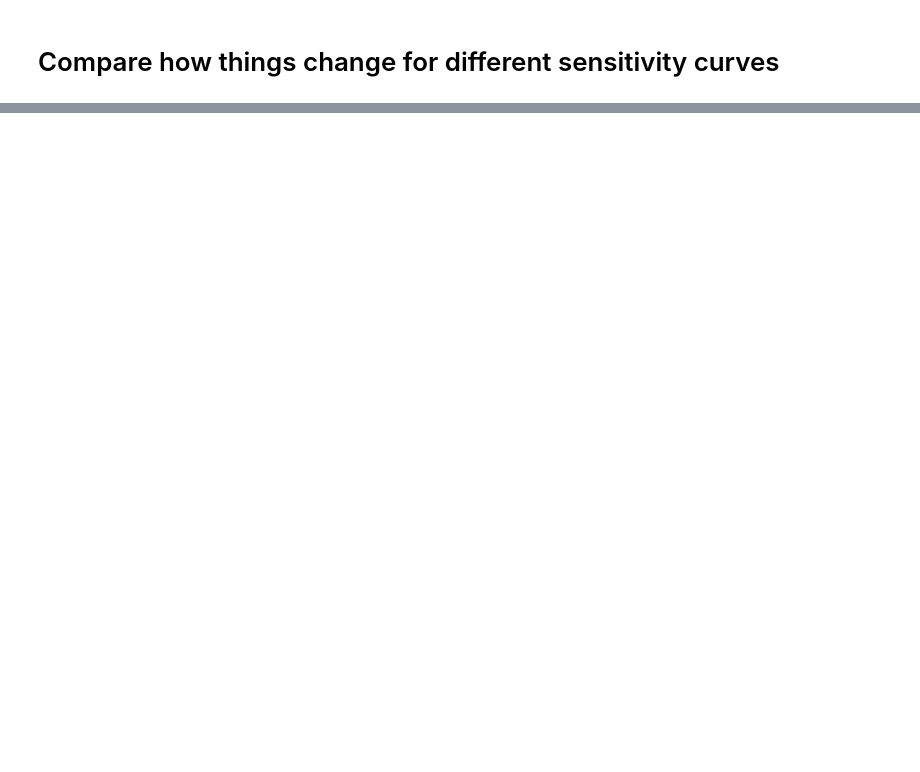
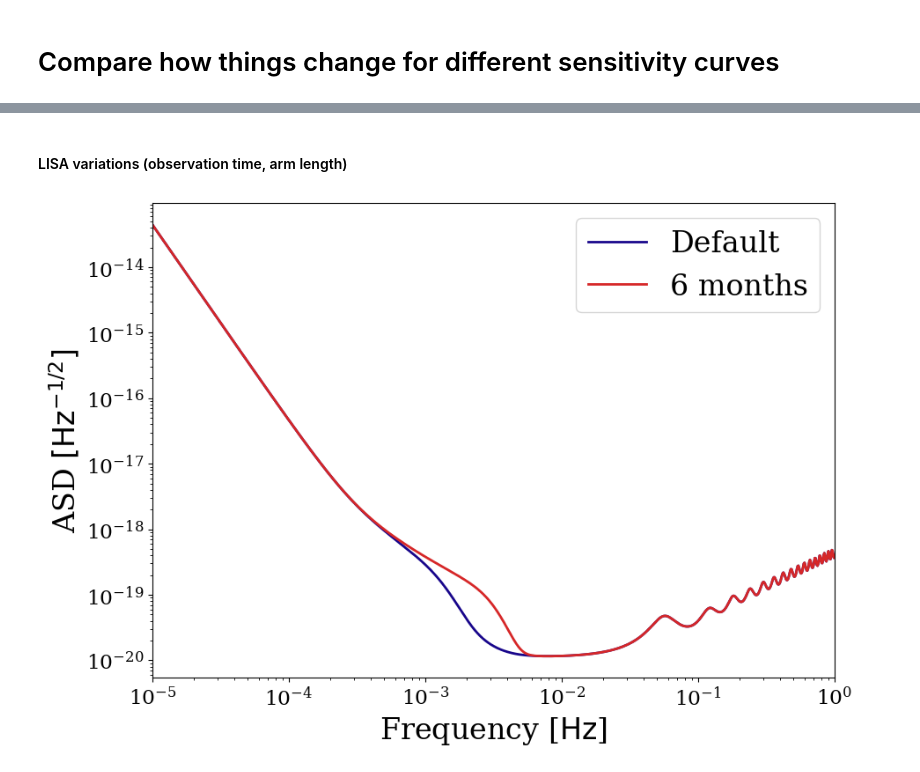
Before and after one commit to TeamLEGWORK/demo-materials, a Jupyter notebook: notebooks/psds.ipynb, the cells around one changed output, grey strips where cells are left out. Drawn from its saved outputs; the diff is of its cells as text; code cells hidden in the pictures; blank space fills up the shorter version.

```diff
--- a/notebooks/psds.ipynb
+++ b/notebooks/psds.ipynb
@@ -10,0 +17,10 @@ import astropy.units as u
+# %% [markdown]
+#### LISA variations (observation time, arm length)
+# %%
+fig, ax = lw.visualisation.plot_sensitivity_curve(label="Default", show=False, fill=False, linewidth=2)
+fig, ax = lw.visualisation.plot_sensitivity_curve(t_obs=0.5 * u.yr, label="6 months", show=False, fill=False,
+                                                  color="tab:red", linewidth=2, fig=fig, ax=ax)
+ax.legend()
+plt.show()
+# %% [output]
+[figure, added]
```
Also changed, not shown: parts of 19 cells of this notebook.
